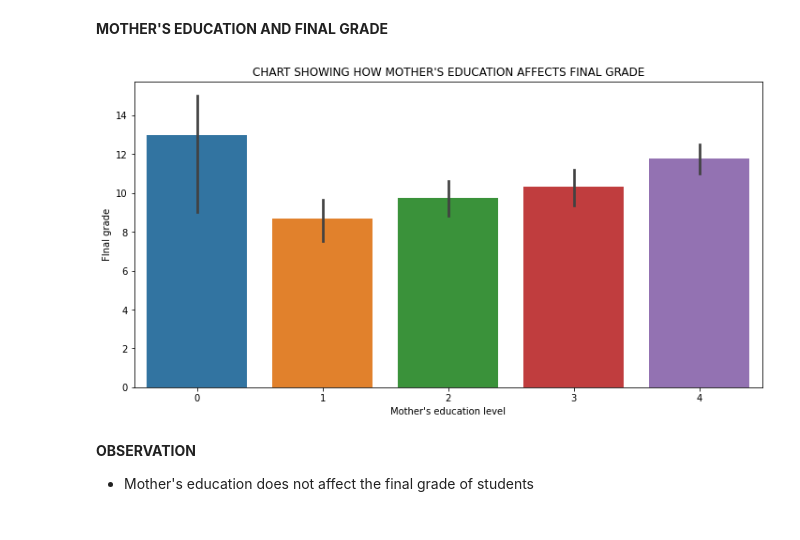
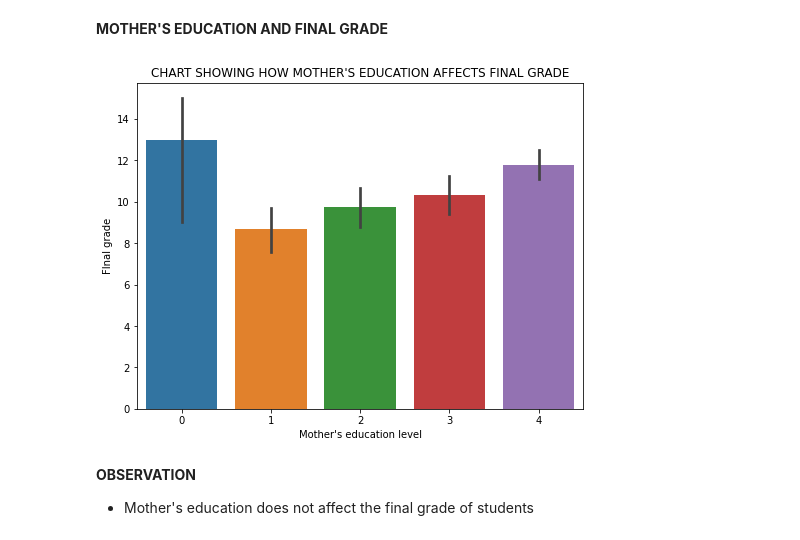
Before and after one commit to devchoplife/Students-grades, a Jupyter notebook: portuguese_students_grade_analysis.ipynb, the cells around one changed output. Cells and saved outputs as stored; diff of their text form; code cells hidden in the pictures.

```diff
--- a/portuguese_students_grade_analysis.ipynb
+++ b/portuguese_students_grade_analysis.ipynb
@@ -366,14 +366,14 @@ plt.show()
 # %% [markdown]
 **MOTHER'S EDUCATION AND FINAL GRADE**
 # %%
-plt.figure(figsize = (12, 6))
+plt.figure(figsize = (8, 6))
 sns.barplot('Medu', 'G3', data = grades)
 plt.title("CHART SHOWING HOW MOTHER'S EDUCATION AFFECTS FINAL GRADE")
 plt.xlabel("Mother's education level")
 plt.ylabel("FInal grade")
 plt.show()
 # %% [output]
-[figure, old version]
+[figure, new version]
 # %% [markdown]
 **OBSERVATION**
 
```
Also changed, not shown: parts of 9 cells of this notebook.
